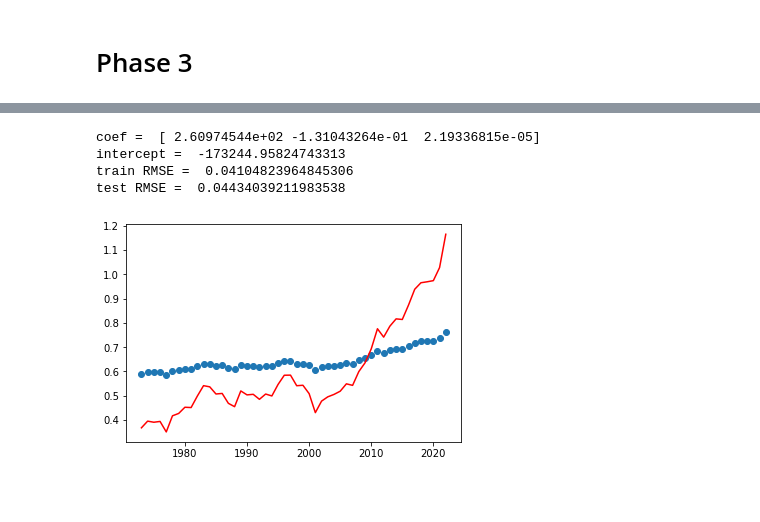
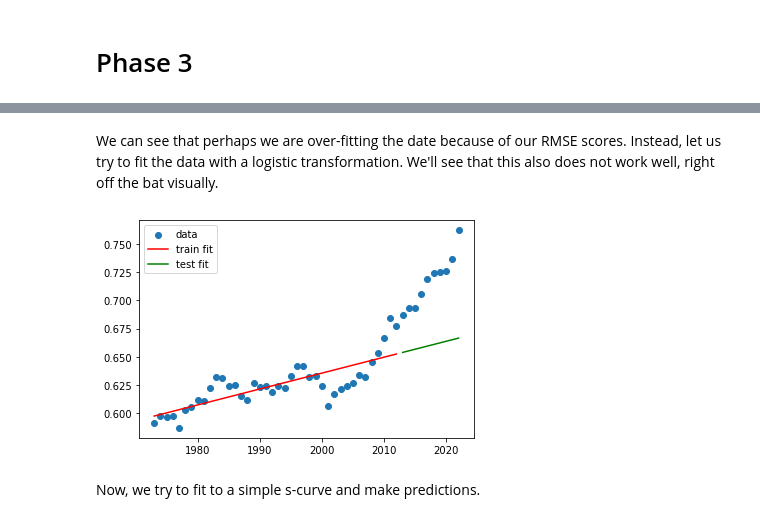
Before and after one commit to akkij26/info_2950, a Jupyter notebook: Phase_2_final.ipynb, the cells around one changed output, grey strips where cells are left out. Saved outputs shown, nothing was run; the diff lists cells and outputs as text; code cells hidden in the pictures; blank space fills up the shorter version.

```diff
--- a/Phase_2_final.ipynb
+++ b/Phase_2_final.ipynb
@@ -388,28 +433,38 @@ plt.show()
+# %% [markdown]
+We can see that perhaps we are over-fitting the date because of our RMSE scores. Instead, let us try to fit the data with a logistic transformation. We'll see that this also does not work well, right off the bat visually.
 # %%
-X_train, X_test, y_train, y_test = train_test_split(x1, y, test_size = 0.3, random_state=2022)
-model_train = LinearRegression().fit(X_train, y_train)
-predictions_train = model_train.predict(X_train)
-predictions_test = model_train.predict(X_test)
+#X_train, X_test, y_train, y_test = train_test_split(x1, y, test_size = 0.3, random_state=2022)
+#model_train = LinearRegression().fit(X_train, y_train)
+#predictions_train = model_train.predict(X_train)
+#predictions_test = model_train.predict(X_test)
 
-mse_train = mean_squared_error(y_train, predictions_train)
-mse_test = mean_squared_error(y_test, predictions_test)
+#mse_train = mean_squared_error(y_train, predictions_train)
+#mse_test = mean_squared_error(y_test, predictions_test)
 
-print('\ncoef = ', model.coef_, '\nintercept = ', model.intercept_, '\ntrain RMSE = ', np.sqrt(mse_train),\
-        '\ntest RMSE = ', np.sqrt(mse_test))
+#print('\ncoef = ', model.coef_, '\nintercept = ', model.intercept_, '\ntrain RMSE = ', np.sqrt(mse_train),\
+#        '\ntest RMSE = ', np.sqrt(mse_test))
-# %% [output]
-coef =  [ 2.60974544e+02 -1.31043264e-01  2.19336815e-05]
-intercept =  -173244.95824743313
-train RMSE =  0.04104823964845306
-test RMSE =  0.04434039211983538
 # %%
+#since is time-series, have to split differently.
 new_y = logistic(y)
 annual_df['new_vals'] = new_y
-lin_model = LinearRegression().fit(annual_df[['year']], annual_df['new_vals'])
-predictions = lin_model.predict(annual_df[['year']])
+y_log = annual_df['new_vals']
 
-plt.scatter(x, new_y)
-plt.plot(x, y, c="red")
+x_train_lin = annual_df['year'][:-test_size].values.reshape(-1,1)
+y_train_lin = y_log[:-test_size].values
+x_test_lin = annual_df['year'][-test_size:].values.reshape(-1,1)
+y_test_lin = y_log[-test_size:].values
+
+lin_model = LinearRegression().fit(x_train_lin, y_train_lin)
+predictions_train_lin = lin_model.predict(x_train_lin)
+predictions_test_lin = lin_model.predict(x_test_lin)
+
+plt.scatter(x, new_y, label = "data")
+plt.plot(x[:-test_size], predictions_train_lin, c="red", label = "train fit")
+plt.plot(x[-test_size:], predictions_test_lin, c = "green", label = "test fit")
+plt.legend(loc='best')
 plt.show()
 # %% [output]
-[figure, old version]
+[figure, new version]
+# %% [markdown]
+Now, we try to fit to a simple s-curve and make predictions.
 # %%
```
Also changed, not shown: parts of 15 cells of this notebook.
